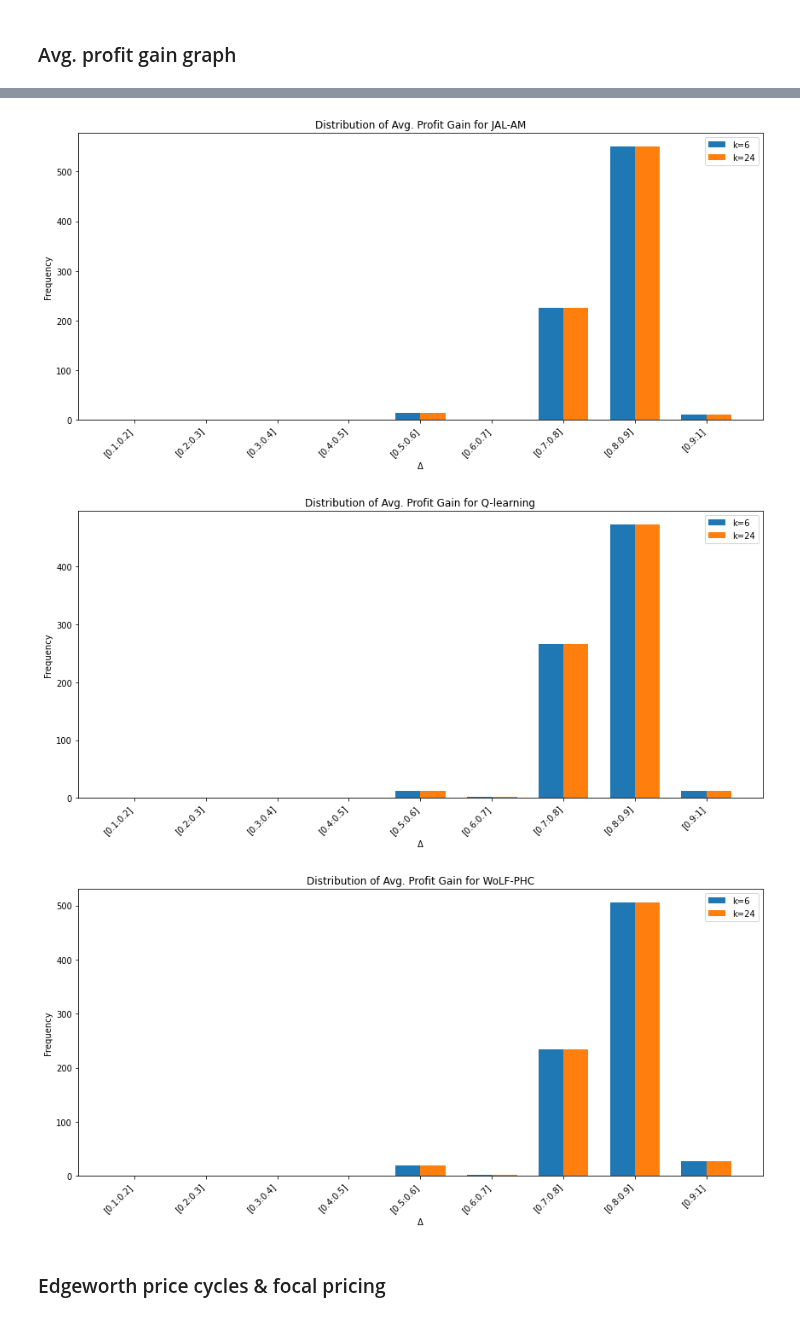
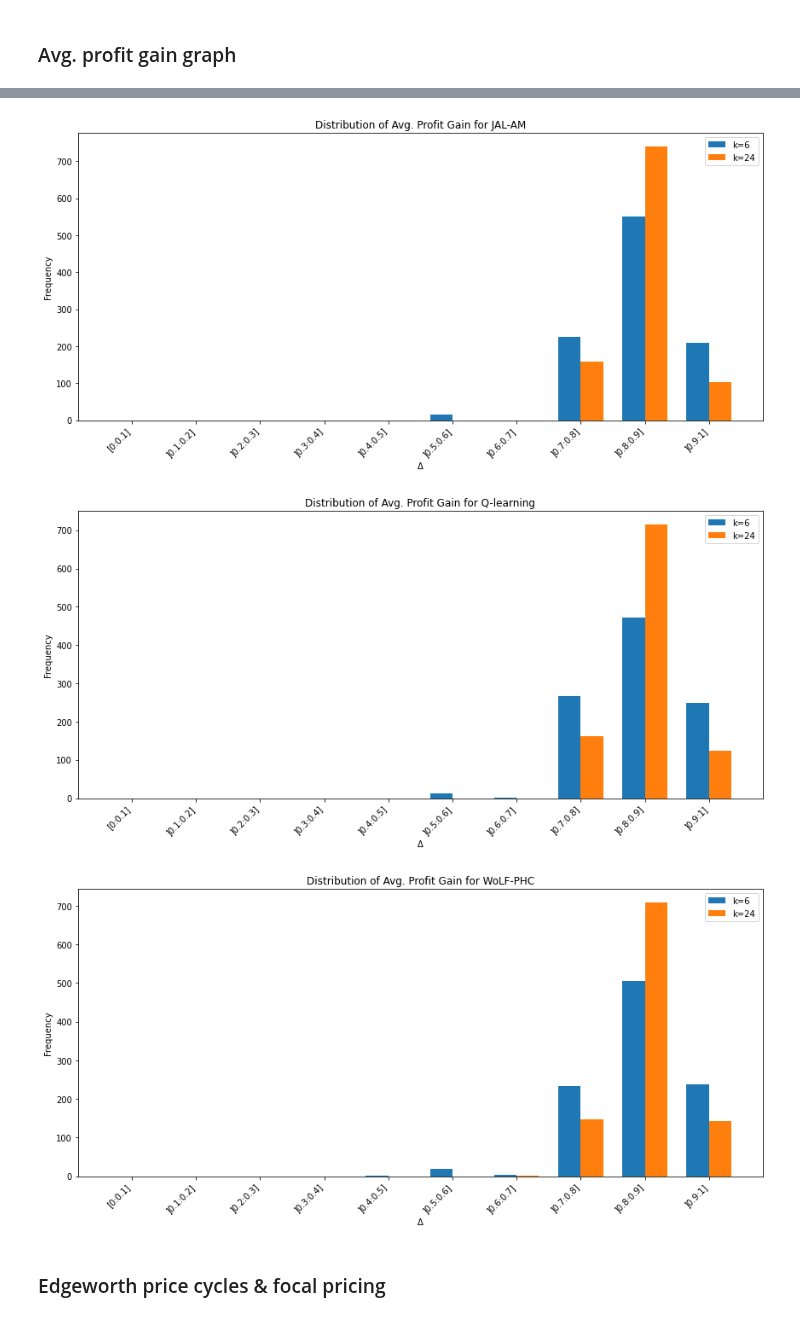
Before and after one commit to nicklasbusk/Bachelorprojekt, a Jupyter notebook: Code/graphs.ipynb, the cells around one changed output, grey strips where cells are left out. Cells and saved outputs as stored; diff of their text form; code cells hidden in the pictures.

```diff
--- a/Code/graphs.ipynb
+++ b/Code/graphs.ipynb
@@ -101,5 +101,6 @@ def plot_profitability(t, k, JAL_AM_res, Q_learner_res, WoLF_PHC_res):
     plt.show()
 # %%
 plot_profitability(t, k, JAL_AM_res, Q_learner_res, WoLF_PHC_res)
+plot_profitability(tt, k24, JAL_AM_res24, Q_learner_res24, WoLF_PHC_res24)
 # %% [output]
 [figure]
@@ -123,7 +128,7 @@ def count_intervals(data, intervals):
     counts = np.zeros(len(intervals), dtype=int)
     for num in data:
         for i, interval in enumerate(intervals):
-            if interval[0] <= num < interval[1]:
+            if interval[0] < num <= interval[1]:
                 counts[i] += 1
     return counts
 # %%
@@ -146,24 +174,23 @@ def plot_avg_prof_gain(data1, data2, intervals, labels, algo, k_val):
 # %%
 # Define the intervals
-intervals = [(0.1, 0.2), (0.2, 0.3), (0.3, 0.4), (0.4, 0.5), (0.5, 0.6), (0.6, 0.7), (0.7, 0.8), (0.8, 0.9), (0.9, 1)]
-intervals_str = ['[0.1:0.2]','[0.2:0.3]', '[0.3:0.4]', '[0.4:0.5]', '[0.5:0.6]', '[0.6:0.7]', '[0.7:0.8]', '[0.8:0.9]', '[0.9:1]']
+intervals = [(0, 0.1), (0.1, 0.2), (0.2, 0.3), (0.3, 0.4), (0.4, 0.5), (0.5, 0.6), (0.6, 0.7), (0.7, 0.8), (0.8, 0.9), (0.9, 1)]
+intervals_str = ['[0:0.1]',']0.1:0.2]',']0.2:0.3]', ']0.3:0.4]', ']0.4:0.5]', ']0.5:0.6]', ']0.6:0.7]', ']0.7:0.8]', ']0.8:0.9]', ']0.9:1]']
 
 JAL_AM_prof_gain_k6 = count_intervals(JAL_AM_res[1], intervals)
-JAL_AM_prof_gain_k24 = count_intervals(JAL_AM_res[1], intervals)
+JAL_AM_prof_gain_k24 = count_intervals(JAL_AM_res24[1], intervals)
 plot_avg_prof_gain(JAL_AM_prof_gain_k6, JAL_AM_prof_gain_k24, intervals, intervals_str, 'JAL-AM', [6, 24])
 
 Q_prof_gain_k6 = count_intervals(Q_learner_res[1], intervals)
-Q_prof_gain_k24 = count_intervals(Q_learner_res[1], intervals)
+Q_prof_gain_k24 = count_intervals(Q_learner_res24[1], intervals)
 plot_avg_prof_gain(Q_prof_gain_k6, Q_prof_gain_k24, intervals, intervals_str, 'Q-learning', [6, 24])
 
-
 WoLF_PHC_prof_gain_k6 = count_intervals(WoLF_PHC_res[1], intervals)
-WoLF_PHC_prof_gain_k24 = count_intervals(WoLF_PHC_res[1], intervals)
+WoLF_PHC_prof_gain_k24 = count_intervals(WoLF_PHC_res24[1], intervals)
 plot_avg_prof_gain(WoLF_PHC_prof_gain_k6, WoLF_PHC_prof_gain_k24, intervals, intervals_str, 'WoLF-PHC', [6, 24])
 # %% [output]
-[figure, old version]
+[figure, new version]
-[figure, old version]
+[figure, new version]
-[figure, old version]
+[figure, new version]
 # %% [markdown]
 ### Edgeworth price cycles & focal pricing
 # %%
```
Also changed, not shown: parts of 8 cells of this notebook, 14 other files.
